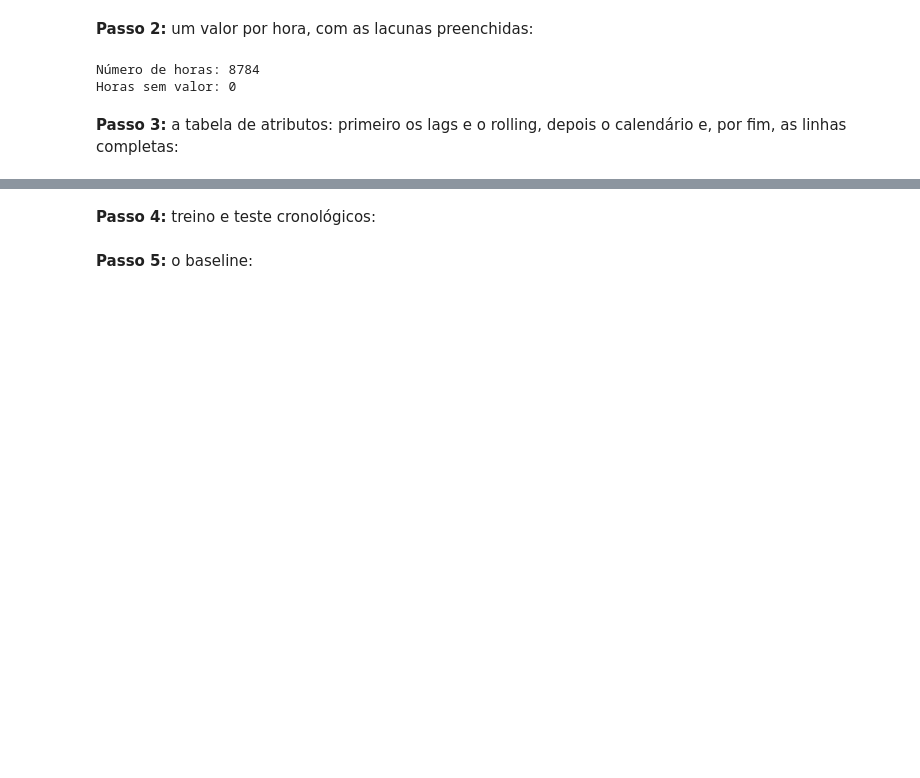
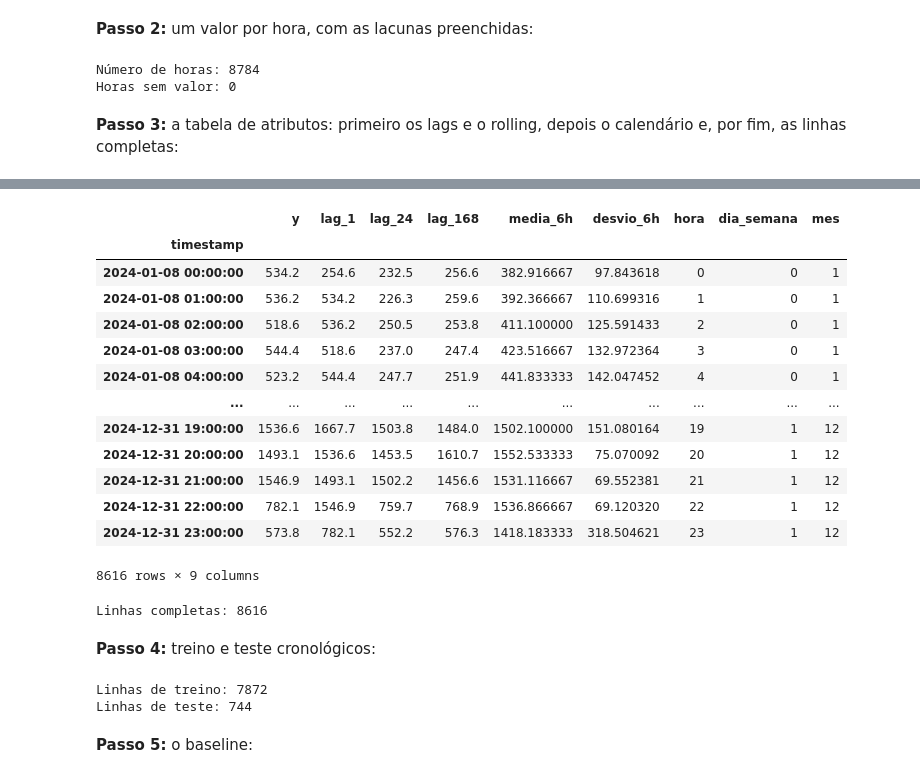
Before and after one commit to AdaLimana/pos-ia, a Jupyter notebook: st/ST - Notebook 6 - Machine Learning para Séries Temporais (aula).ipynb, the cells around one changed output, grey strips where cells are left out. Drawn from its saved outputs; the diff is of its cells as text; code cells hidden in the pictures; blank space fills up the shorter version.

```diff
--- a/st/ST - Notebook 6 - Machine Learning para Séries Temporais (aula).ipynb
+++ b/st/ST - Notebook 6 - Machine Learning para Séries Temporais (aula).ipynb
@@ -972,3 +972,6 @@ Número de horas: 8784
 Horas sem valor: 0
 # %% [markdown]
 **Passo 3:** a tabela de atributos: primeiro os lags e o rolling, depois o calendário e, por fim, as linhas completas:
+# %%
+dados_b = pd.DataFrame({'y': horaria_b})
+dados_b.head()
@@ -975,2 +986,36 @@ Horas sem valor: 0
+# %%
+dados_b['lag_1'] = horaria_b.shift(1)
+dados_b['lag_24'] = horaria_b.shift(24)
+dados_b['lag_168'] = horaria_b.shift(168)
+
+dados_b['media_6h'] = horaria_b.shift(1).rolling(window=6).mean()
+dados_b['desvio_6h'] = horaria_b.shift(1).rolling(window=6).std()
+
+dados_b['hora'] = dados_b.index.hour
+dados_b['dia_semana'] = dados_b.index.dayofweek
+dados_b['mes'] = dados_b.index.month
+
+dados_b = dados_b.dropna()
+
+dados_b
+# %% [output]
+|  | y | lag_1 | lag_24 | lag_168 | media_6h | desvio_6h | hora | dia_semana | mes |
+| timestamp |  |  |  |  |  |  |  |  |  |
+| 2024-01-08 00:00:00 | 534.2 | 254.6 | 232.5 | 256.6 | 382.916667 | 97.843618 | 0 | 0 | 1 |
+| 2024-01-08 01:00:00 | 536.2 | 534.2 | 226.3 | 259.6 | 392.366667 | 110.699316 | 1 | 0 | 1 |
+| 2024-01-08 02:00:00 | 518.6 | 536.2 | 250.5 | 253.8 | 411.100000 | 125.591433 | 2 | 0 | 1 |
+| 2024-01-08 03:00:00 | 544.4 | 518.6 | 237.0 | 247.4 | 423.516667 | 132.972364 | 3 | 0 | 1 |
+| 2024-01-08 04:00:00 | 523.2 | 544.4 | 247.7 | 251.9 | 441.833333 | 142.047452 | 4 | 0 | 1 |
+| ... | ... | ... | ... | ... | ... | ... | ... | ... | ... |
+| 2024-12-31 19:00:00 | 1536.6 | 1667.7 | 1503.8 | 1484.0 | 1502.100000 | 151.080164 | 19 | 1 | 12 |
+| 2024-12-31 20:00:00 | 1493.1 | 1536.6 | 1453.5 | 1610.7 | 1552.533333 | 75.070092 | 20 | 1 | 12 |
+| 2024-12-31 21:00:00 | 1546.9 | 1493.1 | 1502.2 | 1456.6 | 1531.116667 | 69.552381 | 21 | 1 | 12 |
+| 2024-12-31 22:00:00 | 782.1 | 1546.9 | 759.7 | 768.9 | 1536.866667 | 69.120320 | 22 | 1 | 12 |
+| 2024-12-31 23:00:00 | 573.8 | 782.1 | 552.2 | 576.3 | 1418.183333 | 318.504621 | 23 | 1 | 12 |
+8616 rows × 9 columns
+# %%
+print('Linhas completas:', len(dados_b))
+# %% [output]
+Linhas completas: 8616
 # %% [markdown]
 **Passo 4:** treino e teste cronológicos:
@@ -977,2 +1024,11 @@ Horas sem valor: 0
+# %%
+treino_b = dados_b.iloc[:-horizonte]
+teste_b = dados_b.iloc[-horizonte:]
+
+print('Linhas de treino:', len(treino_b))
+print('Linhas de teste:', len(teste_b))
+# %% [output]
+Linhas de treino: 7872
+Linhas de teste: 744
 # %% [markdown]
 **Passo 5:** o baseline:
```
Also changed, not shown: parts of 15 cells of this notebook, 5 other files.
